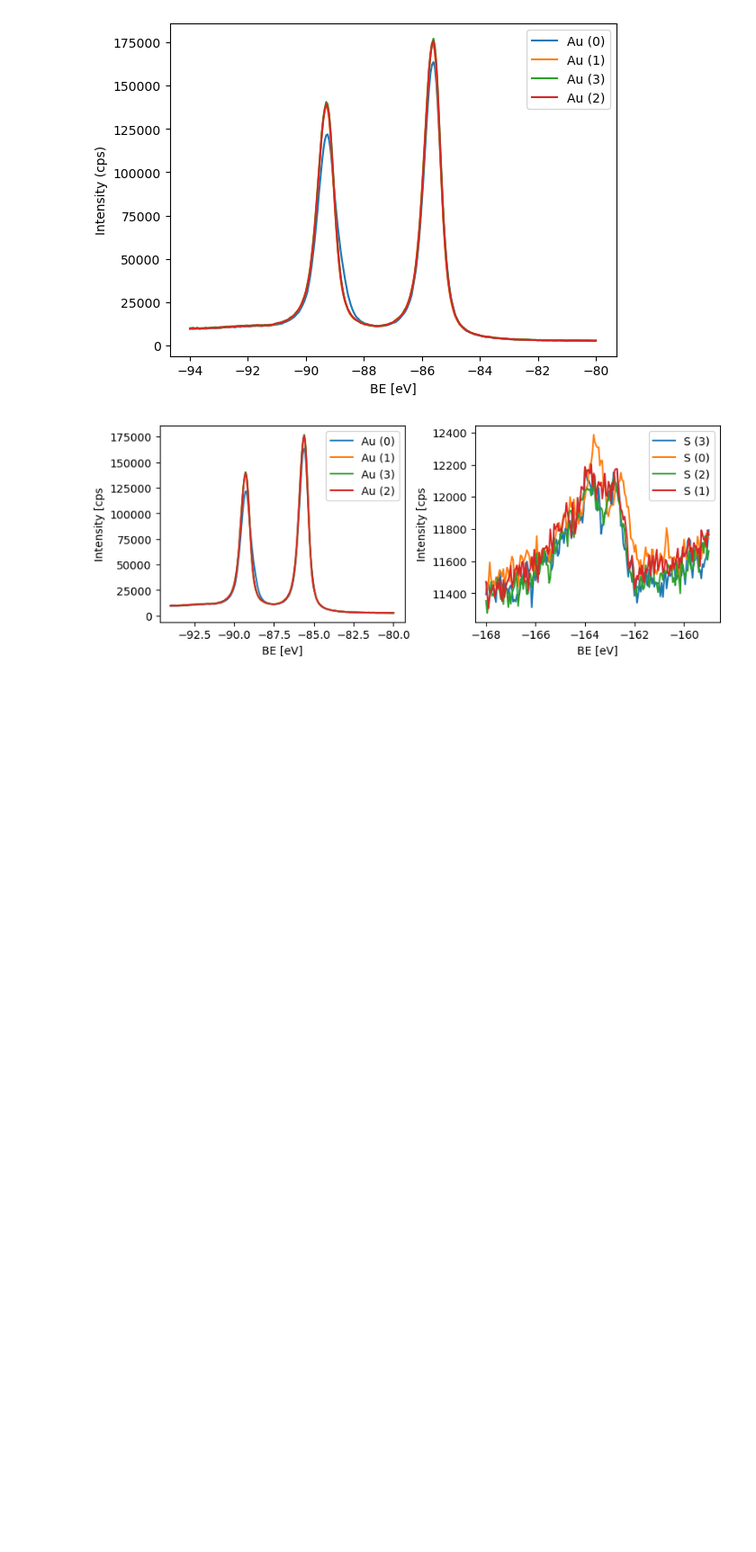
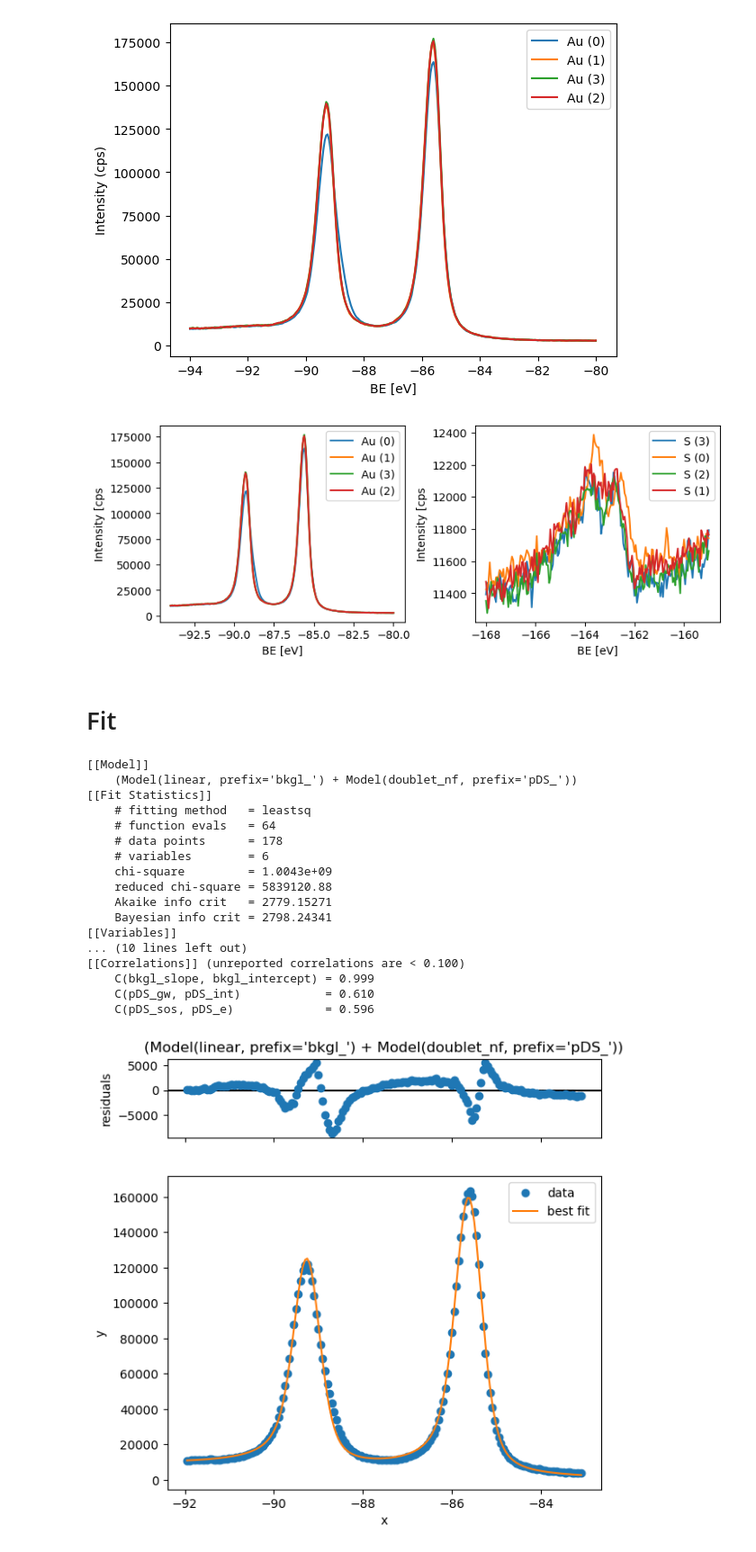
Before and after one commit to JulioAzcarate/pyFitXPS, a Jupyter notebook: examples/pruevas_varias.ipynb, the cells around one changed output. Shown: that part at 90% size. Cells and saved outputs as stored; diff of their text form; code cells hidden in the pictures; blank space fills up the shorter version.

Commit message:
improves in fitting several spectrum

```diff
--- a/examples/pruevas_varias.ipynb
+++ b/examples/pruevas_varias.ipynb
@@ -128,3 +110,81 @@ energy_scale = 'BE'
 sp.plot_all_regions_in(exper_dict,all_regio_to_plot,energy_scale)
 # %% [output]
 [figure]
+# %% [markdown]
+# Fit
+# %%
+region = 'Au (0)'
+
+exper_dict = Au_MeMBA_5min
+
+energy_scale = 'BE'
+xmin = -92
+xmax = -83
+
+sos = 3.65
+
+# create data from broadened step
+def fit_all_Au4f_in(exper_dict, region, sos, energy_scale, xmin, xmax):
+    x_full = exper_dict[region]['data_orig'][energy_scale]
+    y_full = exper_dict[region]['data_orig']['intensity']
+
+# range of data to be fitted
+
+    index_xmin = np.min(np.where(x_full > xmin))
+    index_xmax = np.max(np.where(x_full < xmax))
+
+    x = x_full[index_xmin:index_xmax]
+    y = y_full[index_xmin:index_xmax]
+
+    bkgl = LinearModel(independent_vars=['x'], prefix='bkgl_')
+
+    pDS = Model(fitxps.doublet_nf, independent_vars=['x'], prefix='pDS_')
+
+    mod = bkgl + pDS
+
+    pars = mod.make_params()
+
+# parameters
+
+    pars['bkgl_intercept'].set(value=1000)
+    pars['bkgl_slope'].set(value=1)
+
+# sos=3.65,bg0=0.,bg1=0.,l=0.317,a=0.054,g=0.5,i=100000,e=-85.3
+    pars['pDS_sos'].set(value=3.65, vary=True)
+    pars['pDS_intercept'].set(value=0, vary=False)
+    pars['pDS_slope'].set(value=0, vary=False)
+    pars['pDS_lw'].set(value=0.317, vary=False)
+    pars['pDS_asym'].set(value=0.054, vary=False)
+    pars['pDS_gw'].set(value=0.5, min=0.3, max=1.1)
+    pars['pDS_int'].set(value=100000, min=0)
+    pars['pDS_e'].set(value=-85.3)
+
+# fit this model to data array y
+    result = mod.fit(y, params=pars, x=x)
+
+    exper_dict[region].update({'results': result})
+
+    result.plot()
+
+    print(result.fit_report())
+
+fit_all_Au4f_in(exper_dict, region, sos, energy_scale, xmin, xmax)
+# %% [output]
+[[Model]]
+    (Model(linear, prefix='bkgl_') + Model(doublet_nf, prefix='pDS_'))
+[[Fit Statistics]]
+    # fitting method   = leastsq
+    # function evals   = 64
+    # data points      = 178
+    # variables        = 6
+    chi-square         = 1.0043e+09
+    reduced chi-square = 5839120.88
+    Akaike info crit   = 2779.15271
+    Bayesian info crit = 2798.24341
+[[Variables]]
+... (10 lines left out)
+[[Correlations]] (unreported correlations are < 0.100)
+    C(bkgl_slope, bkgl_intercept) = 0.999
+    C(pDS_gw, pDS_int)            = 0.610
+    C(pDS_sos, pDS_e)             = 0.596
+[figure, added]
```
Also changed, not shown: parts of 6 cells of this notebook, 1 other file.
